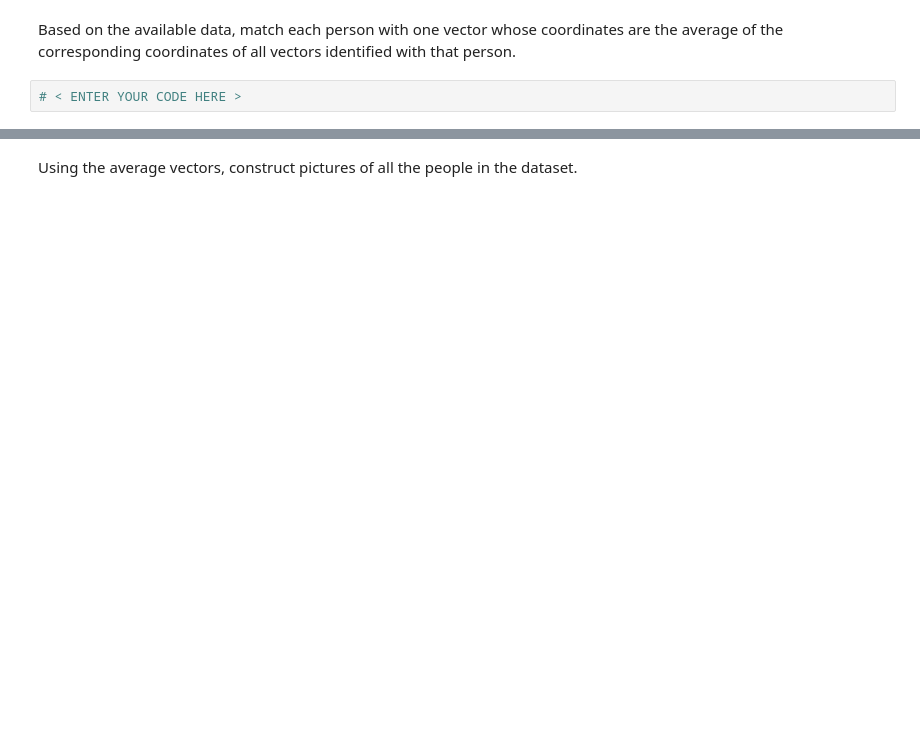
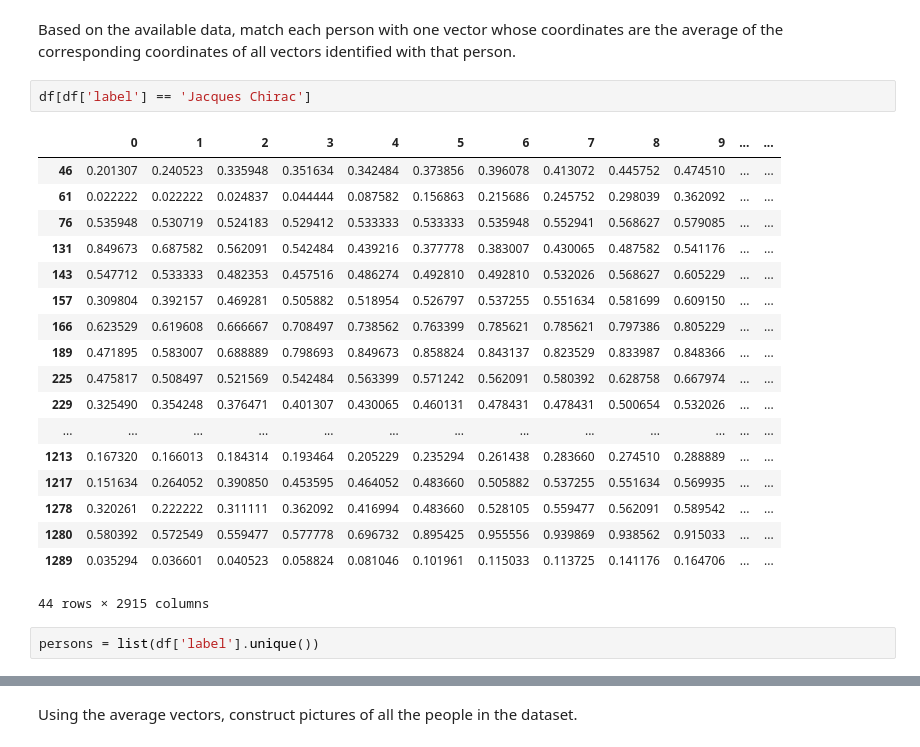
Before and after one commit to tutsilianna/Introduction_to_ML_and_Advanced_ML_Python, a Jupyter notebook: Support Vector Machine (SVM)/Support_Vector_Machine_(SVM)_|_Exercise_6.ipynb, the cells around one changed output, grey strips where cells are left out. Cells and saved outputs as stored; diff of their text form; blank space fills up the shorter version.

```diff
--- a/Support Vector Machine (SVM)/Support_Vector_Machine_(SVM)_|_Exercise_6.ipynb
+++ b/Support Vector Machine (SVM)/Support_Vector_Machine_(SVM)_|_Exercise_6.ipynb
@@ -70,4 +96,25 @@ Construct a histogram of the distribution of objects by class and calculate the
 # %% [markdown]
 Based on the available data, match each person with one vector whose coordinates are the average of the corresponding coordinates of all vectors identified with that person.
-# %%
-# < ENTER YOUR CODE HERE >
+# %%
+df[df['label'] == 'Jacques Chirac']
+# %% [output]
+|  | 0 | 1 | 2 | 3 | 4 | 5 | 6 | 7 | 8 | 9 | ... | ... |
+| 46 | 0.201307 | 0.240523 | 0.335948 | 0.351634 | 0.342484 | 0.373856 | 0.396078 | 0.413072 | 0.445752 | 0.474510 | ... | ... |
+| 61 | 0.022222 | 0.022222 | 0.024837 | 0.044444 | 0.087582 | 0.156863 | 0.215686 | 0.245752 | 0.298039 | 0.362092 | ... | ... |
+| 76 | 0.535948 | 0.530719 | 0.524183 | 0.529412 | 0.533333 | 0.533333 | 0.535948 | 0.552941 | 0.568627 | 0.579085 | ... | ... |
+| 131 | 0.849673 | 0.687582 | 0.562091 | 0.542484 | 0.439216 | 0.377778 | 0.383007 | 0.430065 | 0.487582 | 0.541176 | ... | ... |
+| 143 | 0.547712 | 0.533333 | 0.482353 | 0.457516 | 0.486274 | 0.492810 | 0.492810 | 0.532026 | 0.568627 | 0.605229 | ... | ... |
+| 157 | 0.309804 | 0.392157 | 0.469281 | 0.505882 | 0.518954 | 0.526797 | 0.537255 | 0.551634 | 0.581699 | 0.609150 | ... | ... |
+| 166 | 0.623529 | 0.619608 | 0.666667 | 0.708497 | 0.738562 | 0.763399 | 0.785621 | 0.785621 | 0.797386 | 0.805229 | ... | ... |
+| 189 | 0.471895 | 0.583007 | 0.688889 | 0.798693 | 0.849673 | 0.858824 | 0.843137 | 0.823529 | 0.833987 | 0.848366 | ... | ... |
+| 225 | 0.475817 | 0.508497 | 0.521569 | 0.542484 | 0.563399 | 0.571242 | 0.562091 | 0.580392 | 0.628758 | 0.667974 | ... | ... |
+| 229 | 0.325490 | 0.354248 | 0.376471 | 0.401307 | 0.430065 | 0.460131 | 0.478431 | 0.478431 | 0.500654 | 0.532026 | ... | ... |
+| ... | ... | ... | ... | ... | ... | ... | ... | ... | ... | ... | ... | ... |
+| 1213 | 0.167320 | 0.166013 | 0.184314 | 0.193464 | 0.205229 | 0.235294 | 0.261438 | 0.283660 | 0.274510 | 0.288889 | ... | ... |
+| 1217 | 0.151634 | 0.264052 | 0.390850 | 0.453595 | 0.464052 | 0.483660 | 0.505882 | 0.537255 | 0.551634 | 0.569935 | ... | ... |
+| 1278 | 0.320261 | 0.222222 | 0.311111 | 0.362092 | 0.416994 | 0.483660 | 0.528105 | 0.559477 | 0.562091 | 0.589542 | ... | ... |
+| 1280 | 0.580392 | 0.572549 | 0.559477 | 0.577778 | 0.696732 | 0.895425 | 0.955556 | 0.939869 | 0.938562 | 0.915033 | ... | ... |
+| 1289 | 0.035294 | 0.036601 | 0.040523 | 0.058824 | 0.081046 | 0.101961 | 0.115033 | 0.113725 | 0.141176 | 0.164706 | ... | ... |
+44 rows × 2915 columns
+# %%
+persons = list(df['label'].unique())
```
Also changed, not shown: parts of 57 cells of this notebook.
